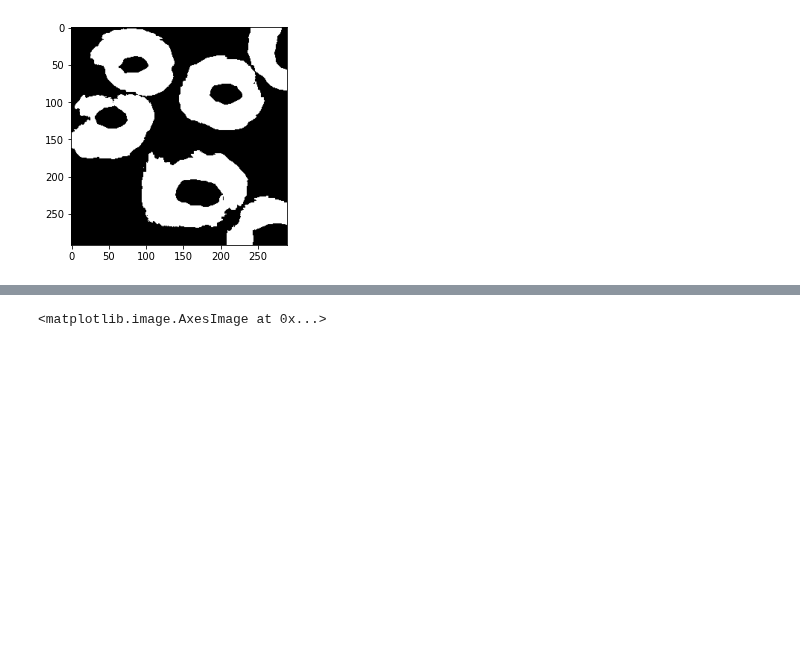
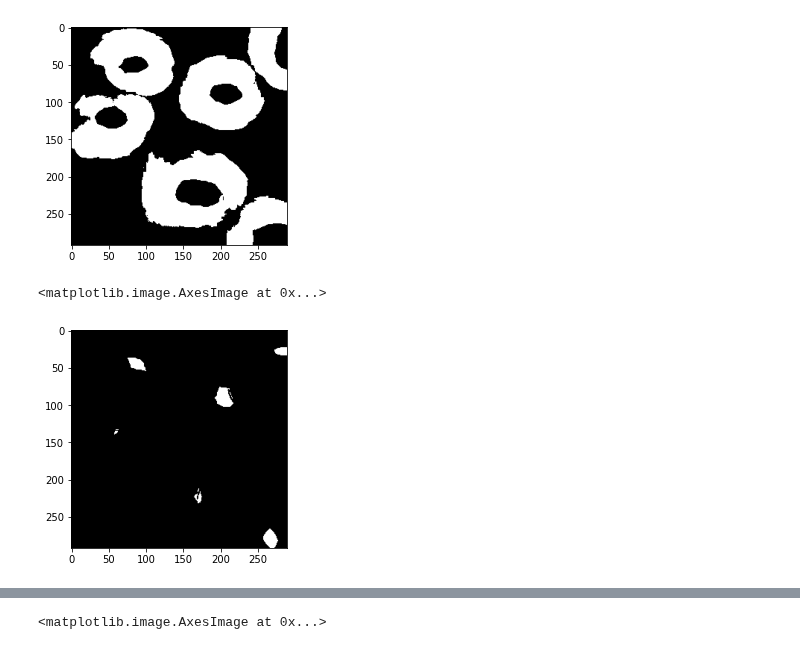
Before and after one commit to Debechelo/ComputerVision, a Jupyter notebook: Lab_6 python/Wat.ipynb, the cells around one changed output, grey strips where cells are left out. Saved outputs shown, nothing was run; the diff lists cells and outputs as text; code cells hidden in the pictures; blank space fills up the shorter version.

```diff
--- a/Lab_6 python/Wat.ipynb
+++ b/Lab_6 python/Wat.ipynb
@@ -32,3 +37,13 @@ plt.imshow(threshold, cmap='gray')
 # %% [output]
 <matplotlib.image.AxesImage at 0x...>
 [figure]
+# %%
+ellipse1 = cv2.getStructuringElement(cv2.MORPH_ELLIPSE, ksize = (71, 71))
+kernel = cv2.getStructuringElement(cv2.MORPH_ELLIPSE, ksize = ( 3, 3))
+ellipse2 = cv2.erode(ellipse1, kernel)
+holeRing = cv2.subtract(ellipse1,ellipse2)
+marker = cv2.erode(threshold, holeRing,)
+plt.imshow(marker, cmap='gray')
+# %% [output]
+<matplotlib.image.AxesImage at 0x...>
+[figure, added]
```
Also changed, not shown: parts of 9 cells of this notebook, 20 other files.
